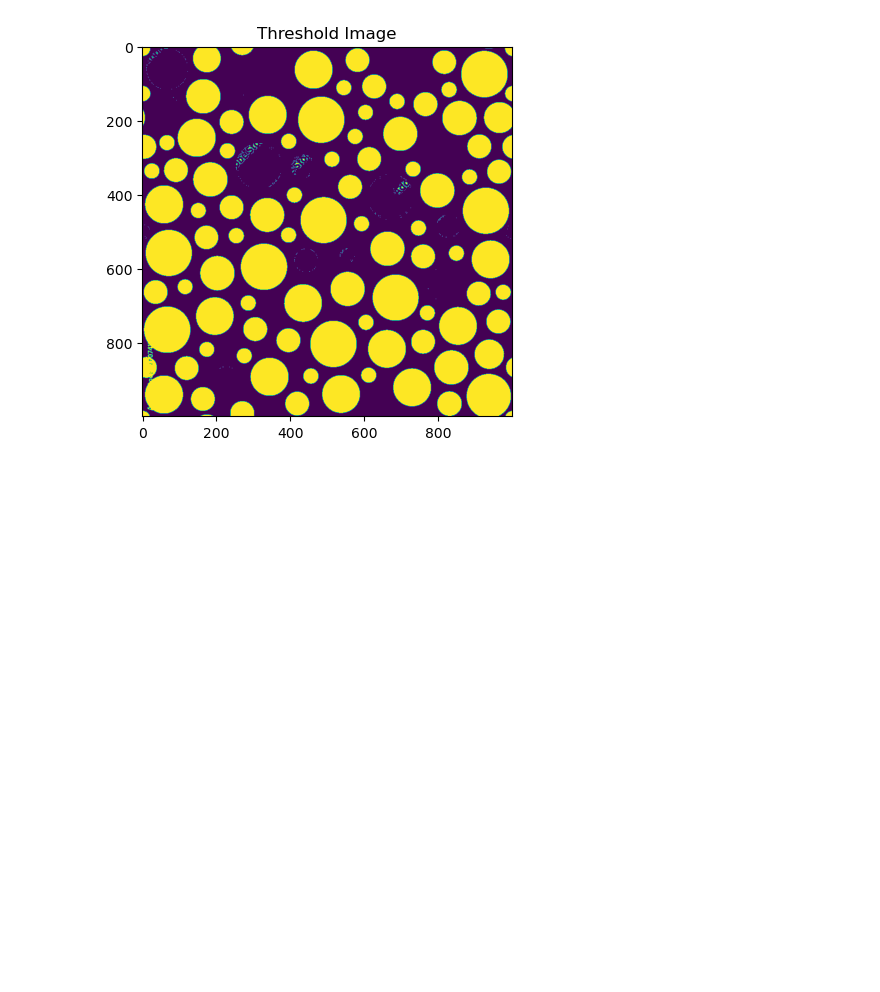
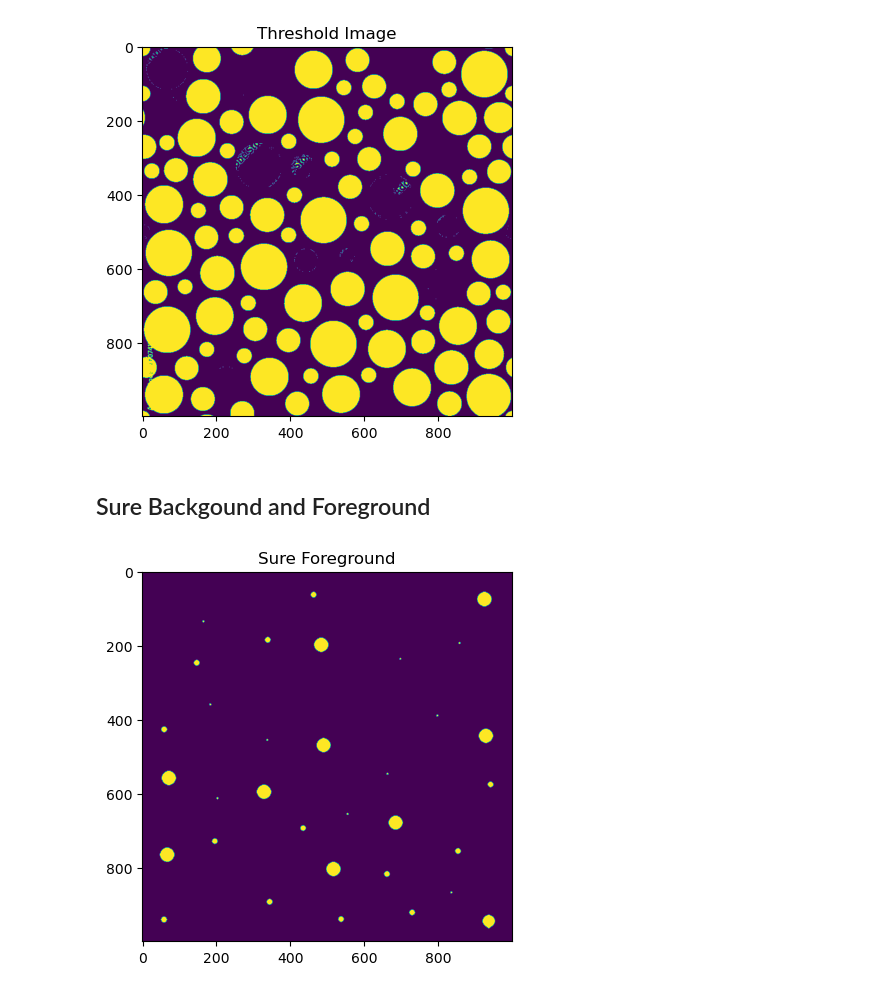
Before and after one commit to Vishnuteja-Surla/Computer-Vision-Assignments, a Jupyter notebook: Assignment-3/watershed-algorithm.ipynb, the cells around one changed output. Drawn from its saved outputs; the diff is of its cells as text; code cells hidden in the pictures; blank space fills up the shorter version.

```diff
--- a/Assignment-3/watershed-algorithm.ipynb
+++ b/Assignment-3/watershed-algorithm.ipynb
@@ -31,2 +34,7 @@ plt.show()
 # %% [output]
 [figure]
+# %% [markdown]
+## Sure Backgound and Foreground
+# %%
+kernel = np.ones((3,3), np.uint8)
+opening = cv2.morphologyEx(thresh, cv2.MORPH_OPEN,kernel, iterations = 2)
@@ -32,0 +43,13 @@ plt.show()
+# %%
+dist_transform = cv2.distanceTransform(opening, cv2.DIST_L2,5)
+ret, sure_fg = cv2.threshold(dist_transform, 0.7 * dist_transform.max(), 255, 0)
+# %%
+sure_fg = np.uint8(sure_fg)
+unknown = cv2.subtract(sure_bg, sure_fg)
+# %%
+plt.imshow(sure_fg)
+plt.title('Sure Foreground')
+plt.show()
+# cv2.imshow("Sure Foreground", sure_fg)
+# %% [output]
+[figure, added]
```
Also changed, not shown: parts of 12 cells of this notebook.
